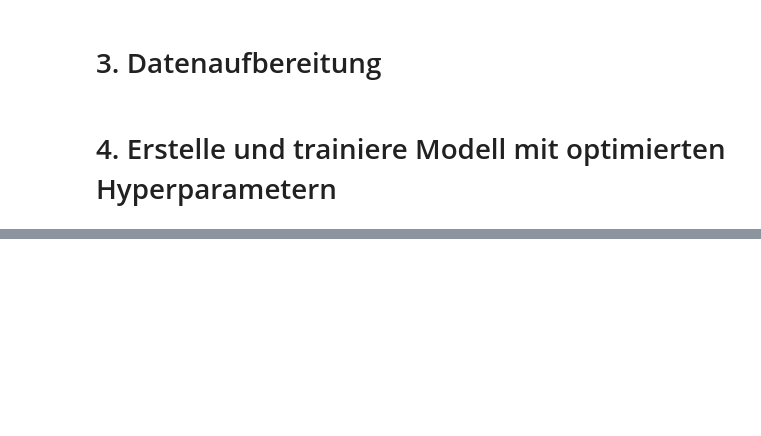
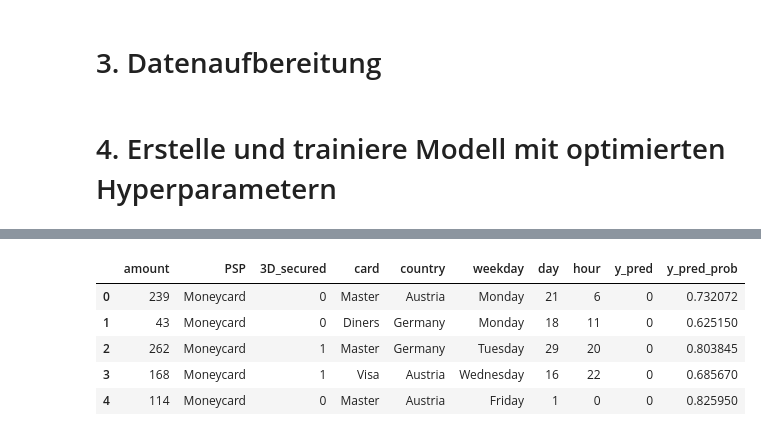
Before and after one commit to sebastianiu/Prognosemodell_Online_Kreditzahlungsverkehr, a Jupyter notebook: models/prod/prognose_model_prod.ipynb, the cells around one changed output, grey strips where cells are left out. Drawn from its saved outputs; the diff is of its cells as text; code cells hidden in the pictures; blank space fills up the shorter version.

```diff
--- a/models/prod/prognose_model_prod.ipynb
+++ b/models/prod/prognose_model_prod.ipynb
@@ -84,0 +141,14 @@ AUC-Wert: 0.76
+# %%
+Transaktionen_neu['country'] = label_encoder_country.inverse_transform(Transaktionen_neu['country'])
+Transaktionen_neu['PSP'] = label_encoder_PSP.inverse_transform(Transaktionen_neu['PSP'])
+Transaktionen_neu['card'] = label_encoder_card.inverse_transform(Transaktionen_neu['card'])
+Transaktionen_neu['weekday'] = label_encoder_weekday.inverse_transform(Transaktionen_neu['weekday'])
+# %%
+Transaktionen_neu.head()
+# %% [output]
+|  | amount | PSP | 3D_secured | card | country | weekday | day | hour | y_pred | y_pred_prob |
+| 0 | 239 | Moneycard | 0 | Master | Austria | Monday | 21 | 6 | 0 | 0.732072 |
+| 1 | 43 | Moneycard | 0 | Diners | Germany | Monday | 18 | 11 | 0 | 0.625150 |
+| 2 | 262 | Moneycard | 1 | Master | Germany | Tuesday | 29 | 20 | 0 | 0.803845 |
+| 3 | 168 | Moneycard | 1 | Visa | Austria | Wednesday | 16 | 22 | 0 | 0.685670 |
+| 4 | 114 | Moneycard | 0 | Master | Austria | Friday | 1 | 0 | 0 | 0.825950 |
```
Also changed, not shown: parts of 12 cells of this notebook.
